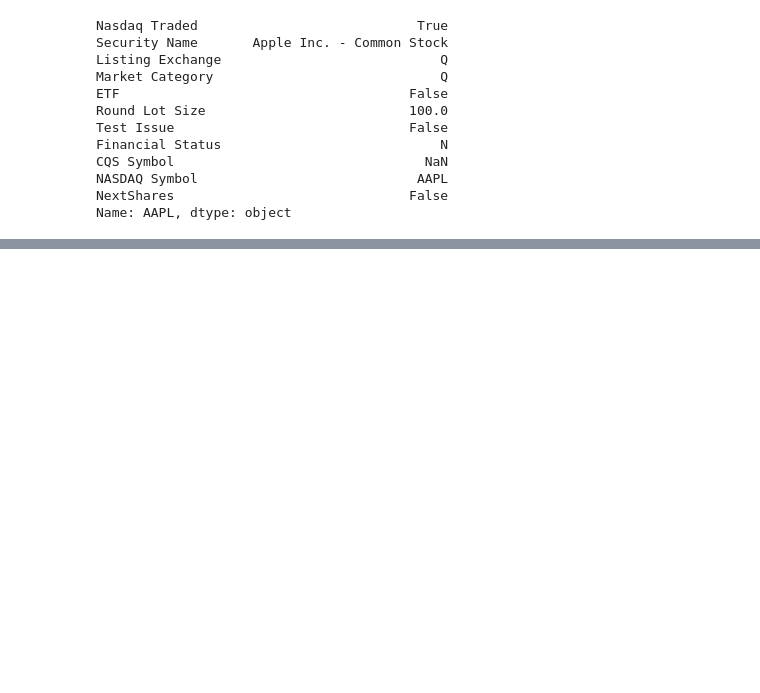
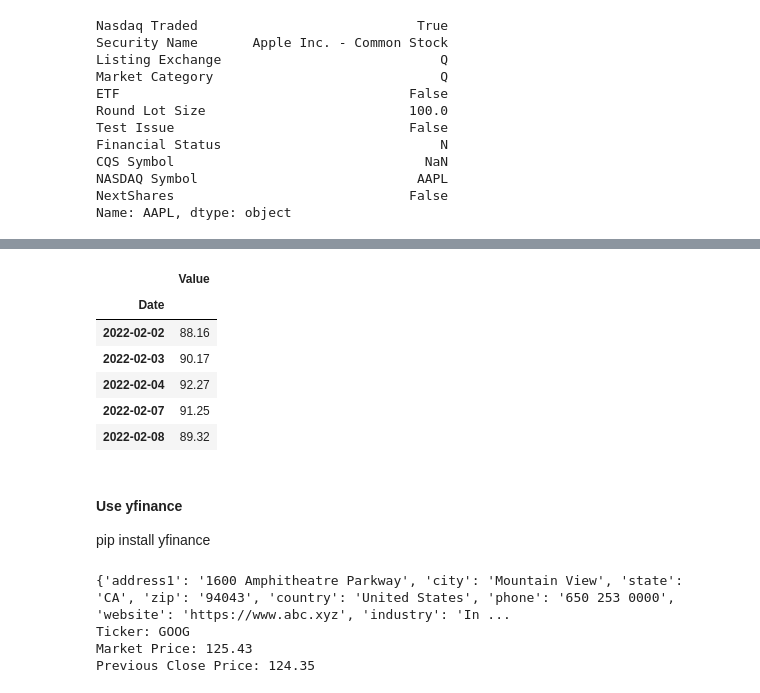
Before and after one commit to asalomatov/options, a Jupyter notebook: notebooks/jax.ipynb, the cells around one changed output, grey strips where cells are left out. Cells and saved outputs as stored; diff of their text form; code cells hidden in the pictures; blank space fills up the shorter version.

```diff
--- a/notebooks/jax.ipynb
+++ b/notebooks/jax.ipynb
@@ -1096,0 +1151,13 @@ df
+# %%
+data_oil.tail()
+# %% [output]
+|  | Value |
+| Date |  |
+| 2022-02-02 | 88.16 |
+| 2022-02-03 | 90.17 |
+| 2022-02-04 | 92.27 |
+| 2022-02-07 | 91.25 |
+| 2022-02-08 | 89.32 |
+# %% [markdown]
+#### Use yfinance
+pip install yfinance
@@ -1096,0 +1166,14 @@ df
+# %%
+ticker = yf.Ticker('GOOG').info
+print(ticker)
+#print(ticker.keys())
+market_price = ticker['currentPrice']
+previous_close_price = ticker['regularMarketPreviousClose']
+print('Ticker: GOOG')
+print('Market Price:', market_price)
+print('Previous Close Price:', previous_close_price)
+# %% [output]
+{'address1': '1600 Amphitheatre Parkway', 'city': 'Mountain View', 'state': 'CA', 'zip': '94043', 'country': 'United States', 'phone': '650 253 0000', 'website': 'https://www.abc.xyz', 'industry': 'In ...
+Ticker: GOOG
+Market Price: 125.43
+Previous Close Price: 124.35
```
Also changed, not shown: parts of 12 cells of this notebook.
